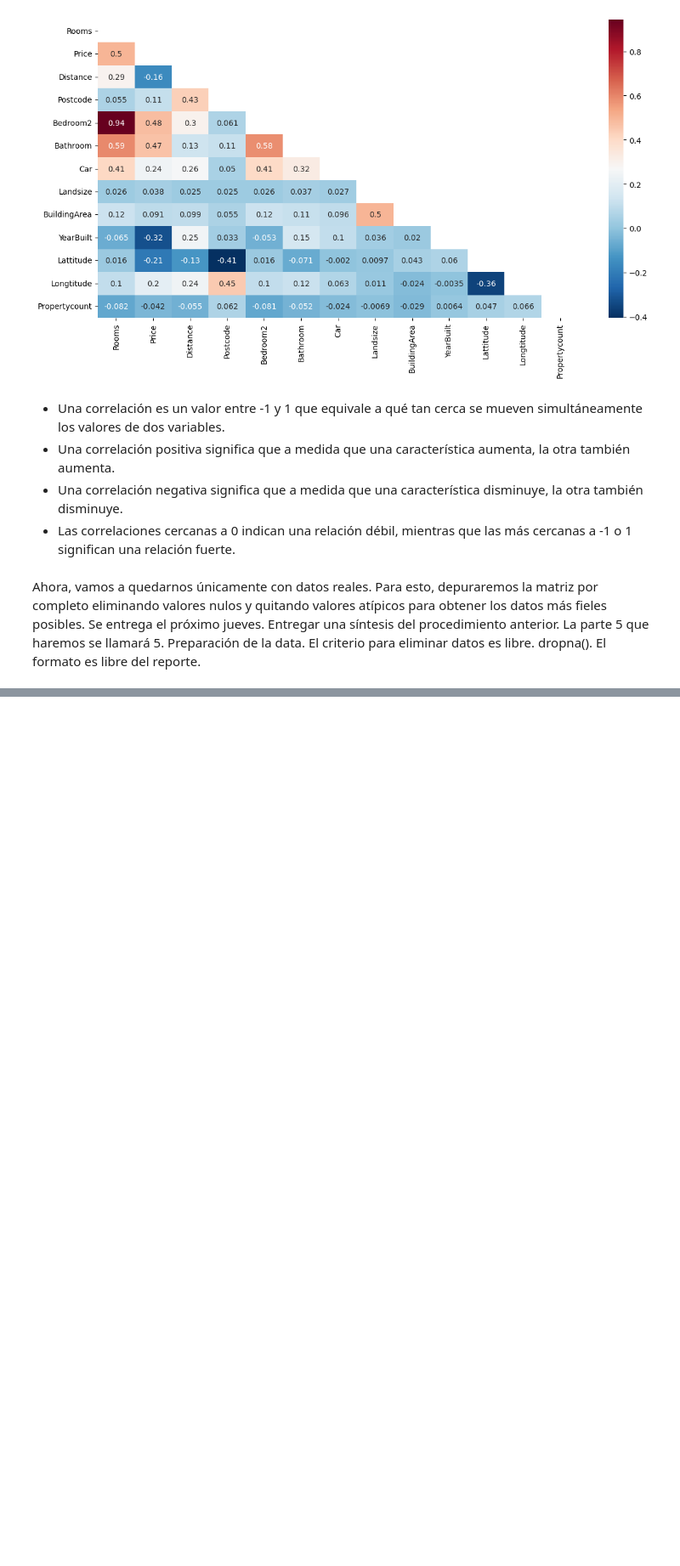
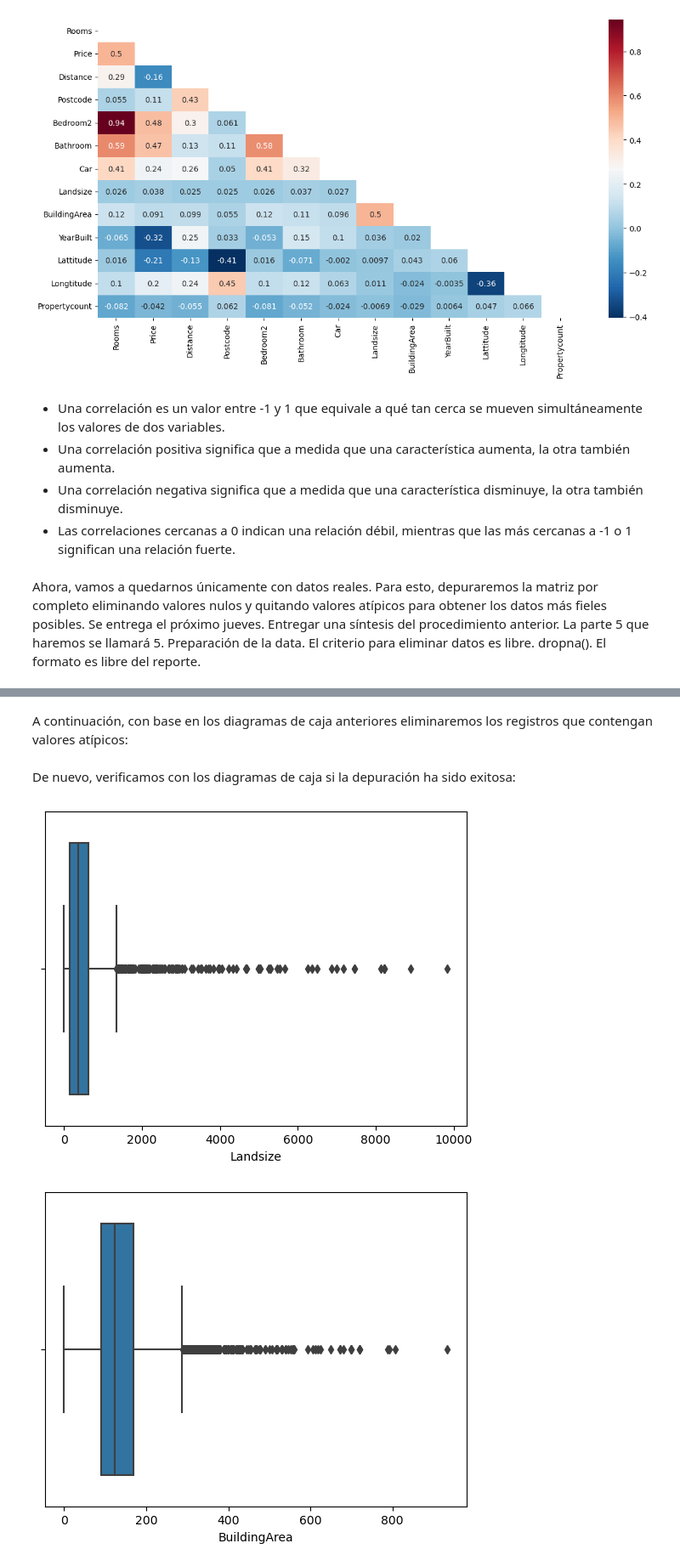
Before and after one commit to JTGlez/DataMining, a Jupyter notebook: P1-2-3/MD_Práctica1_EDA_TGJL_CRLS.ipynb, the cells around one changed output, grey strips where cells are left out. Shown at 85% size. Cells and saved outputs as stored; diff of their text form; code cells hidden in the pictures; blank space fills up the shorter version.

```diff
--- a/P1-2-3/MD_Práctica1_EDA_TGJL_CRLS.ipynb
+++ b/P1-2-3/MD_Práctica1_EDA_TGJL_CRLS.ipynb
@@ -405,0 +413,3 @@ Adicionalmente, presentamos las siguientes inconsistencias en los valores presen
+# %%
+# Eliminación de registros con valores nulos en el dataset en las columnas especificadas.
+DatosMelbourne = DatosMelbourne.dropna(subset=['Car', 'BuildingArea', 'YearBuilt', 'CouncilArea'], how='any')
@@ -405,0 +458,16 @@ Adicionalmente, presentamos las siguientes inconsistencias en los valores presen
+# %% [markdown]
+A continuación, con base en los diagramas de caja anteriores eliminaremos los registros que contengan valores atípicos:
+# %%
+DatosMelbourne = DatosMelbourne.loc[DatosMelbourne['Landsize'] <= 10000.0]
+DatosMelbourne = DatosMelbourne.loc[DatosMelbourne['BuildingArea'] <= 1000.0]
+DatosMelbourne = DatosMelbourne[DatosMelbourne.YearBuilt >= 1800.0]
+# %% [markdown]
+De nuevo, verificamos con los diagramas de caja si la depuración ha sido exitosa:
+# %%
+VariablesValoresAtipicos = ['Landsize', 'BuildingArea', 'YearBuilt']
+for col in VariablesValoresAtipicos:
+  sns.boxplot(col, data=DatosMelbourne)
+  plt.show()
+# %% [output]
+[figure, added]
+[figure, added]
```
Also changed, not shown: parts of 7 cells of this notebook.
